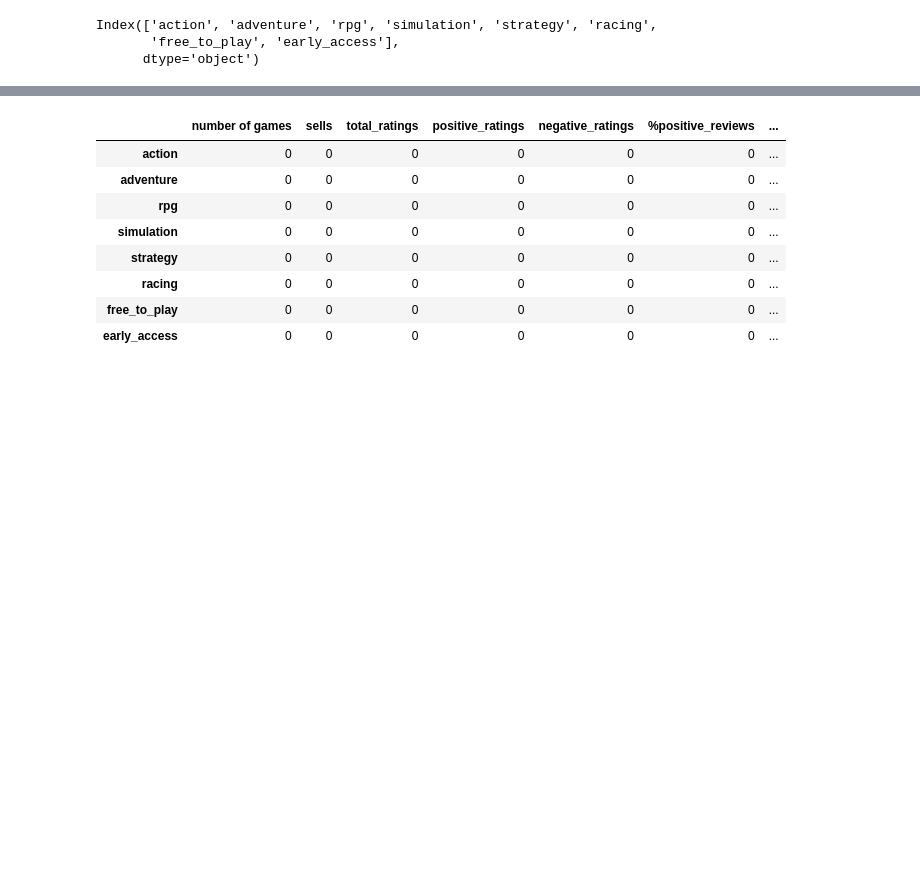
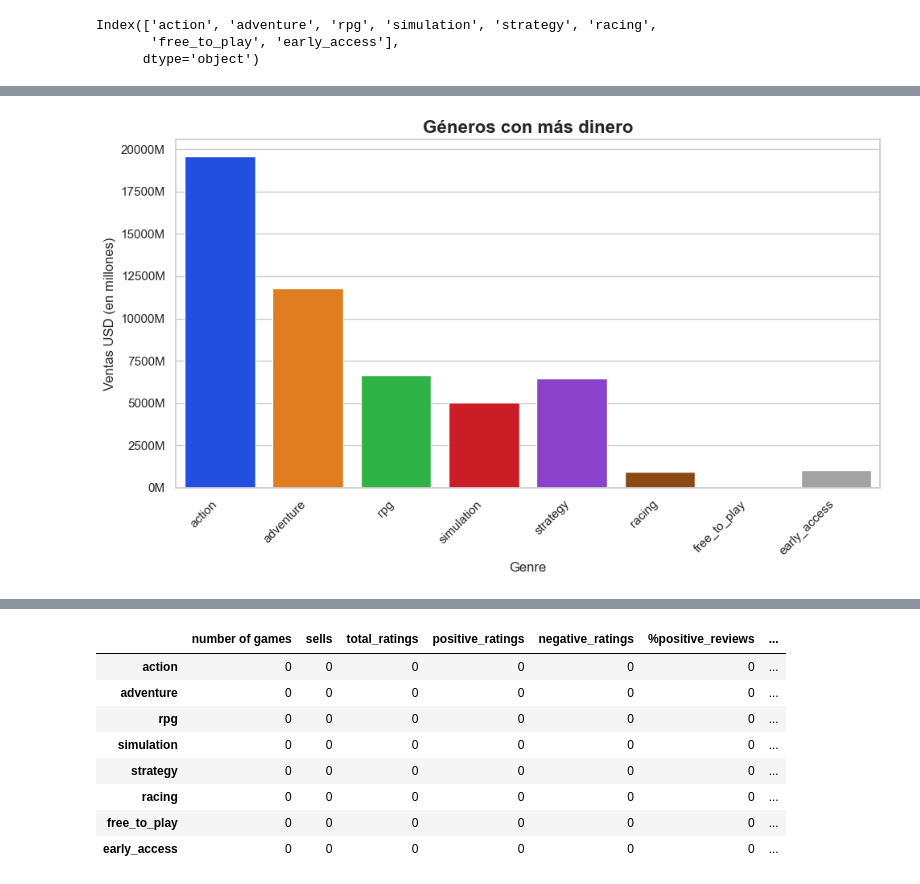
Before and after one commit to Dexinator/steam, a Jupyter notebook: steam.ipynb, the cells around one changed output, grey strips where cells are left out. Cells and saved outputs as stored; diff of their text form; code cells hidden in the pictures; blank space fills up the shorter version.

```diff
--- a/steam.ipynb
+++ b/steam.ipynb
@@ -235,6 +287,6 @@ len(steam_games.index)-1
 # %%
-sales_per_genre={key:0 for key in genres}
+money_per_genre={key:0 for key in genres}
 for i in range(0,len(steam_games.index)-1):
     for genre in genres:
         if steam_games.loc[steam_games.index[i], genre]==True:
-            sales_per_genre[genre]+=steam_games.loc[steam_games.index[i], "sells"]
+            money_per_genre[genre]+=steam_games.loc[steam_games.index[i], "sells"]*steam_games.loc[steam_games.index[i], "price"]
@@ -259,3 +293,28 @@ plt.show()
+# %%
+#Graficaremos nuestro diccionario
+genres, money = zip(*money_per_genre.items())
+
+# Crear el gráfico con seaborn
+sns.set(style="whitegrid")
+plt.figure(figsize=(10, 6))
+ax = sns.barplot(x=list(genres), y=list(money), palette="bright", hue=list(genres))
+
+# Formatear el eje Y para mostrar las ventas en millones
+ax.yaxis.set_major_formatter(FuncFormatter(lambda x, _: f'{x / 1e6:.0f}M'))
+
+# Personalizar etiquetas del eje X
+plt.xticks(rotation=45, ha='right')
+
+# Añadir etiquetas y título
+plt.title("Géneros con más dinero", fontsize=16, fontweight='bold')
+plt.xlabel("Genre", fontsize=12)
+plt.ylabel("Ventas USD (en millones)", fontsize=12)
+
+# Mostrar la gráfica
+plt.tight_layout()
+plt.show()
+# %% [output]
+[figure, added]
 # %%
 steam_games['total_ratings']=steam_games['negative_ratings']+steam_games['positive_ratings']
 steam_games['%positive_reviews']=steam_games['positive_ratings']/steam_games['total_ratings']
```
Also changed, not shown: parts of 24 cells of this notebook.
